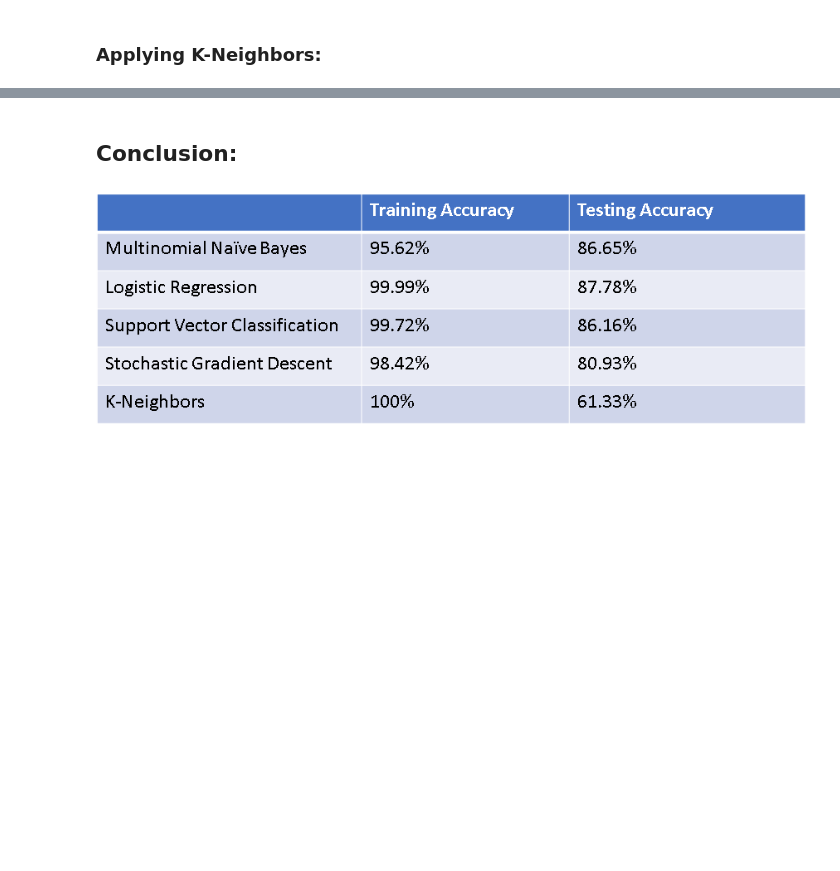
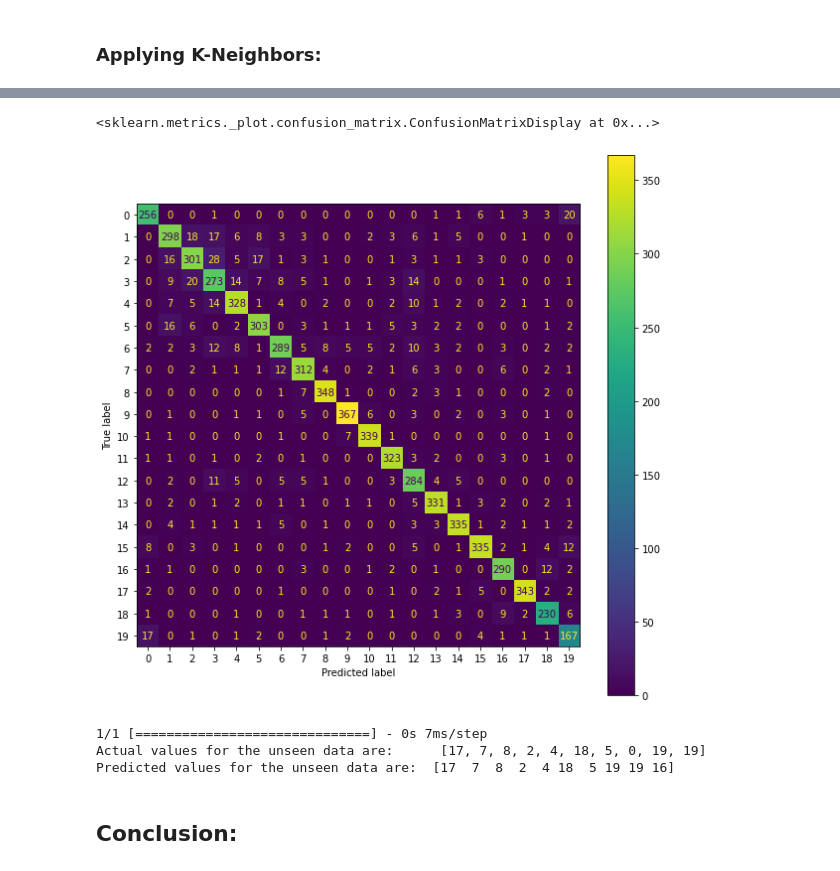
Before and after one commit to betulmesci/DataGlacier_Final_Project, a Jupyter notebook: DataGlacier Final.ipynb, the cells around one changed output, grey strips where cells are left out. Cells and saved outputs as stored; diff of their text form; code cells hidden in the pictures; blank space fills up the shorter version.

```diff
--- a/DataGlacier Final.ipynb
+++ b/DataGlacier Final.ipynb
@@ -560,0 +689,3 @@ Predicted values for the unseen data are:  [ 0  0  6  6  0 11  7 11  9 17]
+# %%
+test_X_pred = model_cat.predict(test_X)
+train_X_pred = model_cat.predict(train_X)
@@ -561,4 +695,25 @@ Predicted values for the unseen data are:  [ 0  0  6  6  0 11  7 11  9 17]
+# %%
+def assign_index(row):
+    return row.argmax()
+test_X_predictions = pd.DataFrame(test_X_pred).apply(assign_index, axis=1)
+train_X_predictions = pd.DataFrame(train_X_pred).apply(assign_index, axis=1)
+train_X_predictions_dummied = pd.get_dummies(train_X_predictions)
+test_X_predictions_dummied = pd.get_dummies(test_X_predictions)
+# %%
+conf_m = confusion_matrix(test_X_predictions, test_y)
+conf_mat_d = ConfusionMatrixDisplay(conf_m)
+fig, ax = plt.subplots(figsize=(10,10))
+conf_mat_d.plot(ax=ax)
+# %% [output]
+<sklearn.metrics._plot.confusion_matrix.ConfusionMatrixDisplay at 0x...>
+[figure, added]
+# %%
+pred = pd.DataFrame(model_cat.predict(trial)).apply(assign_index, axis=1)
+print("Actual values for the unseen data are:     ", list(sentiment))
+print("Predicted values for the unseen data are: ", pred.values)
+# %% [output]
+1/1 [==============================] - 0s 7ms/step
+Actual values for the unseen data are:      [17, 7, 8, 2, 4, 18, 5, 0, 19, 19]
+Predicted values for the unseen data are:  [17  7  8  2  4 18  5 19 19 16]
 # %% [markdown]
 ## Conclusion:
-# %% [markdown]
-![image.png](attachment:image.png)
```
Also changed, not shown: parts of 54 cells of this notebook.
